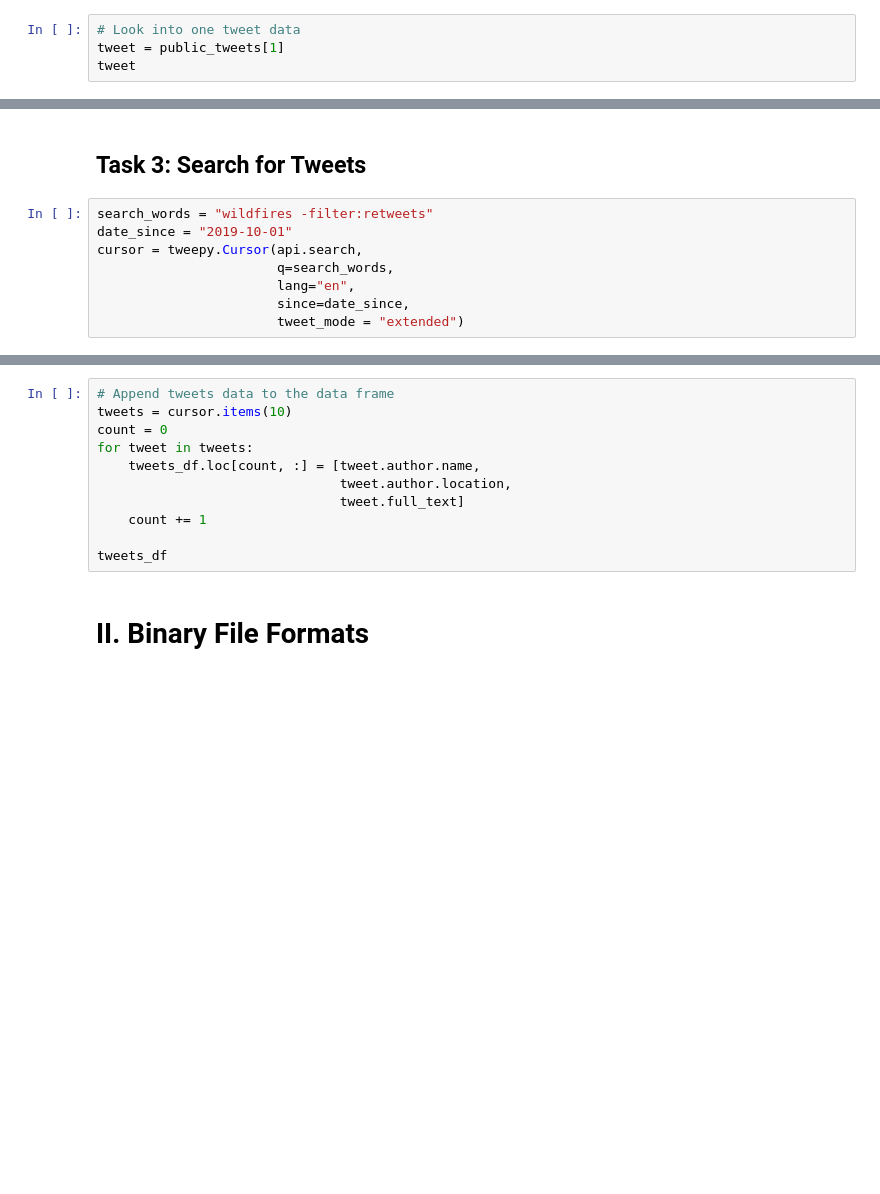
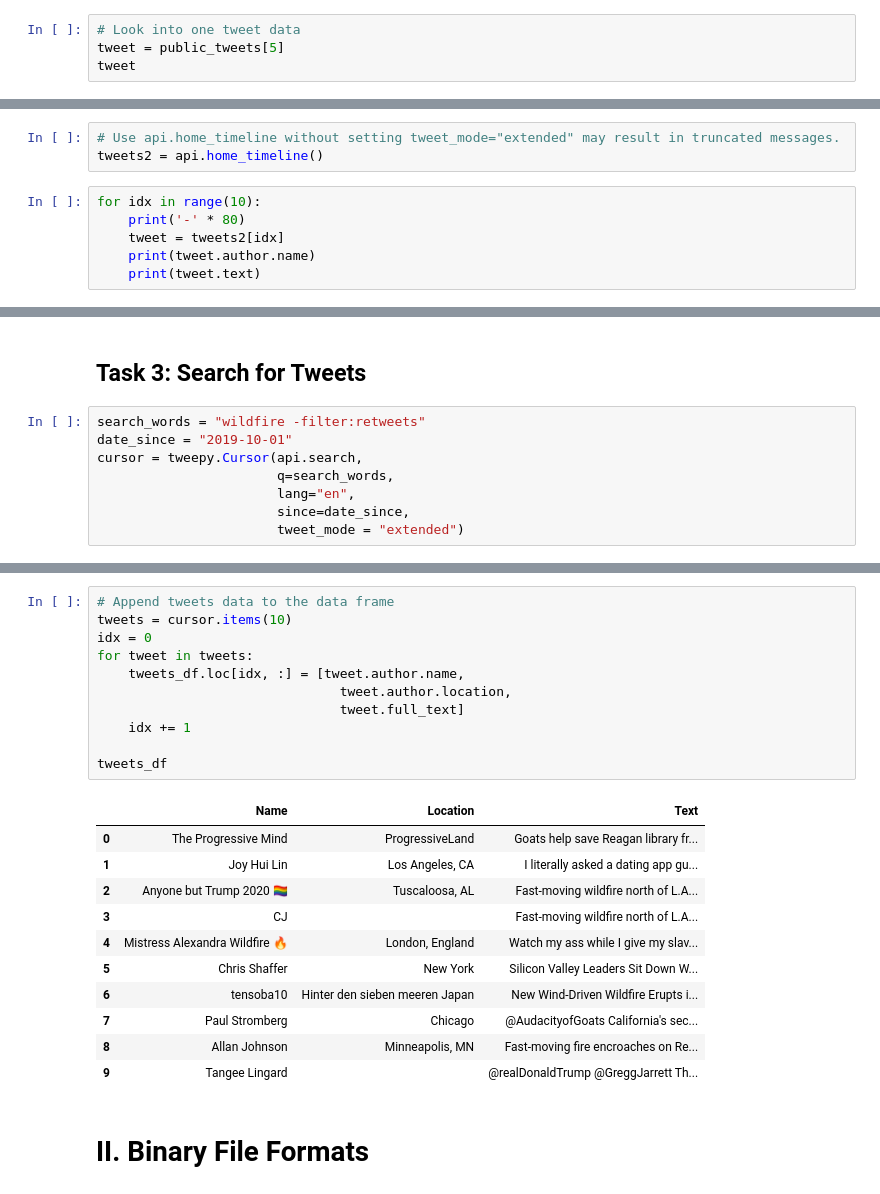
Before and after one commit to ch00226855/CMP464-Fall2019, a Jupyter notebook: Week10_DataLoadingAndStorage_Part2.ipynb, the cells around one changed output, grey strips where cells are left out. Saved outputs shown, nothing was run; the diff lists cells and outputs as text; blank space fills up the shorter version.

```diff
--- a/Week10_DataLoadingAndStorage_Part2.ipynb
+++ b/Week10_DataLoadingAndStorage_Part2.ipynb
@@ -34,5 +52,5 @@ api = tweepy.API(auth)
 public_tweets = api.home_timeline(tweet_mode = "extended")
 # %%
 # Look into one tweet data
-tweet = public_tweets[1]
+tweet = public_tweets[5]
 tweet
@@ -47,0 +98,9 @@ print(tweet.author.location)
+# %%
+# Use api.home_timeline without setting tweet_mode="extended" may result in truncated messages.
+tweets2 = api.home_timeline()
+# %%
+for idx in range(10):
+    print('-' * 80)
+    tweet = tweets2[idx]
+    print(tweet.author.name)
+    print(tweet.text)
@@ -58,7 +153,7 @@ for tweet in results:
 # %% [markdown]
 ## Task 3: Search for Tweets
 # %%
-search_words = "wildfires -filter:retweets"
+search_words = "wildfire -filter:retweets"
 date_since = "2019-10-01"
 cursor = tweepy.Cursor(api.search,
                        q=search_words,
@@ -82,14 +197,26 @@ tweets_df
 # %%
 # Append tweets data to the data frame
 tweets = cursor.items(10)
-count = 0
+idx = 0
 for tweet in tweets:
-    tweets_df.loc[count, :] = [tweet.author.name,
+    tweets_df.loc[idx, :] = [tweet.author.name,
                                tweet.author.location,
                                tweet.full_text]
-    count += 1
+    idx += 1
 
 tweets_df
+# %% [output]
+|  | Name | Location | Text |
+| 0 | The Progressive Mind | ProgressiveLand | Goats help save Reagan library fr... |
+| 1 | Joy Hui Lin | Los Angeles, CA | I literally asked a dating app gu... |
+| 2 | Anyone but Trump 2020 🏳️‍🌈 | Tuscaloosa, AL | Fast-moving wildfire north of L.A... |
+| 3 | CJ |  | Fast-moving wildfire north of L.A... |
+| 4 | Mistress Alexandra Wildfire 🔥 | London, England | Watch my ass while I give my slav... |
+| 5 | Chris Shaffer | New York | Silicon Valley Leaders Sit Down W... |
+| 6 | tensoba10 | Hinter den sieben meeren Japan | New Wind-Driven Wildfire Erupts i... |
+| 7 | Paul Stromberg | Chicago | @AudacityofGoats California's sec... |
+| 8 | Allan Johnson | Minneapolis, MN | Fast-moving fire encroaches on Re... |
+| 9 | Tangee Lingard |  | @realDonaldTrump @GreggJarrett Th... |
 # %% [markdown]
 # II. Binary File Formats
 # %% [markdown]
```
Also changed, not shown: parts of 28 cells of this notebook.
